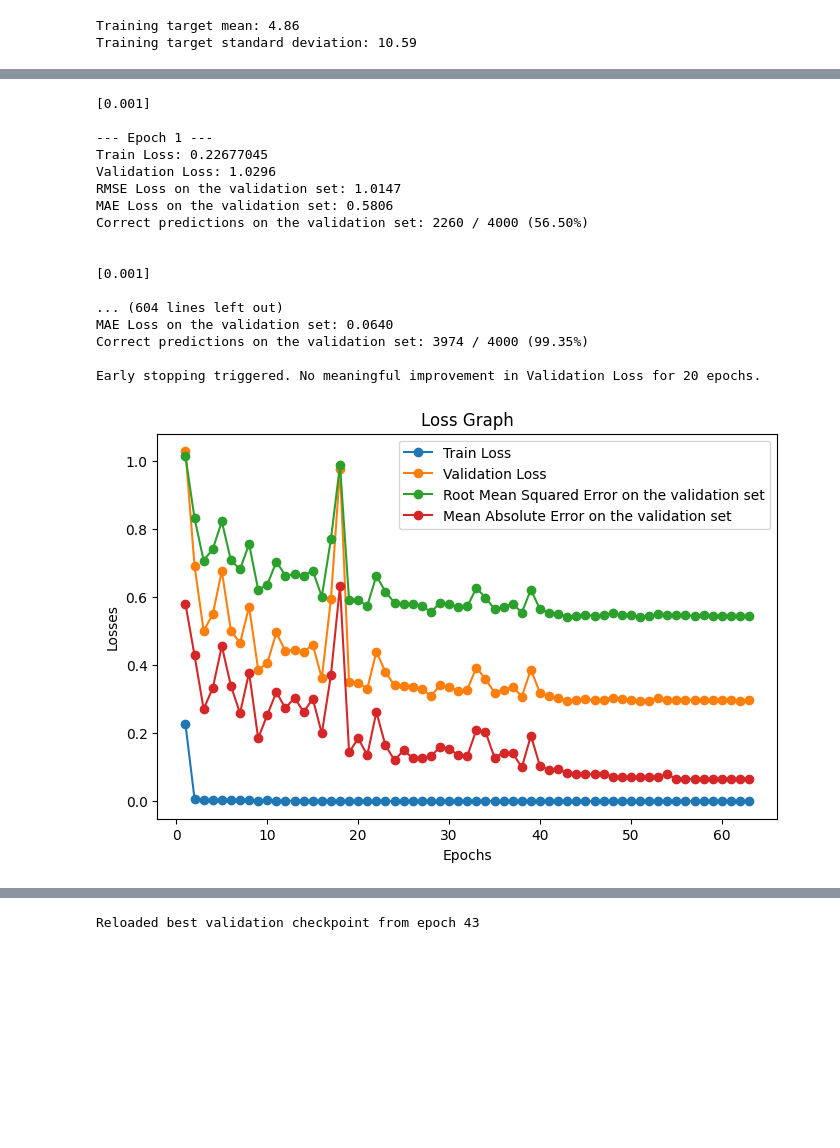
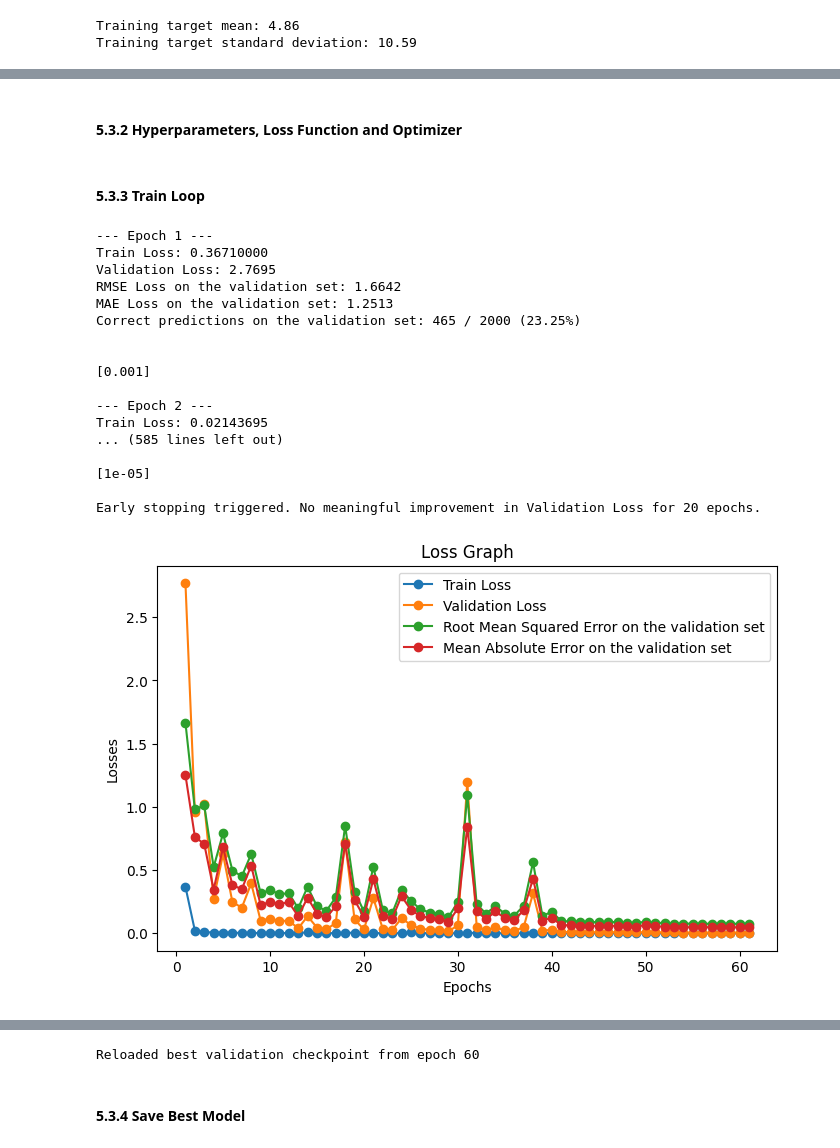
Before and after one commit to BrennoVaccari/95662-Introduction-To-Machine-Learning, a Jupyter notebook: CNN.ipynb, the cells around one changed output, grey strips where cells are left out. Cells and saved outputs as stored; diff of their text form; code cells hidden in the pictures; blank space fills up the shorter version.

```diff
--- a/CNN.ipynb
+++ b/CNN.ipynb
@@ -968,47 +1118,58 @@ y_val_normalized = combined_validation_df["normalized_value"]
 # %%
-expression_cnn_one_hot_model_normal = ExpressionCNNOneHot(
+cnn_normal_model = ExpressionCNNOneHot(
     vocab_size=VOCAB_SIZE,
     hidden_channels=128,
-    num_outputs=1
+    num_outputs=1,
+    dropout=0.0
 )
+# %% [markdown]
+#### 5.3.2 Hyperparameters, Loss Function and Optimizer
+# %%
+# Training Hyperparameters
+batch_size = 32
+learning_rate = 0.001
+epochs = 1000
+normalized_term = 0.005
+normalized_training = True
+# %%
+loss_fn_normal = CustomExactMatchLoss(y_mean=y_mean,  y_std=y_std, alpha=1.0, beta=0.01, margin=0.5)
+# %%
+optimizer_normal = torch.optim.Adam(cnn_normal_model.parameters(), lr=learning_rate)
+# %% [markdown]
+#### 5.3.3 Train Loop
 # %%
-# Reset optimizer as model has been re-instantiated
-optimizer_normal = torch.optim.Adam(expression_cnn_one_hot_model_normal.parameters(), lr=learning_rate)
-normalized_training = True
-loss_fn_normalized = CustomExactMatchLoss(y_mean=y_mean,  y_std=y_std, alpha=1.0, beta=0.01, margin=0.5)
-
-cnn_custom_loss_best = train(
-    model=expression_cnn_one_hot_model_normal,
+cnn_normal_model_best = train(
+    model=cnn_normal_model,
     x_train_data=x_train,
     y_train_data=y_train_normalized,
     optimizer=optimizer_normal,
-    loss_fn=loss_fn_normalized,
+    loss_fn=loss_fn_normal,
     normalized_coefficient=normalized_term,
     epochs=epochs,
     device=DEVICE,
     batch_size=batch_size,
     normalized_training=normalized_training,
     x_val_data=x_val,
     y_val_data=y_val_normalized,
     patience=20,
     min_delta=0.005,
 )
 # %% [output]
-[0.001]
-
 --- Epoch 1 ---
-Train Loss: 0.22677045
-Validation Loss: 1.0296
-RMSE Loss on the validation set: 1.0147
-MAE Loss on the validation set: 0.5806
-Correct predictions on the validation set: 2260 / 4000 (56.50%)
+Train Loss: 0.36710000
+Validation Loss: 2.7695
+RMSE Loss on the validation set: 1.6642
+MAE Loss on the validation set: 1.2513
+Correct predictions on the validation set: 465 / 2000 (23.25%)
 
 
 [0.001]
 
-... (604 lines left out)
-MAE Loss on the validation set: 0.0640
-Correct predictions on the validation set: 3974 / 4000 (99.35%)
+--- Epoch 2 ---
+Train Loss: 0.02143695
+... (585 lines left out)
+
+[1e-05]
 
 Early stopping triggered. No meaningful improvement in Validation Loss for 20 epochs.
-[figure, old version]
+[figure, new version]
@@ -1016,3 +1177,5 @@ Early stopping triggered. No meaningful improvement in Validation Loss for 20 ep
-Reloaded best validation checkpoint from epoch 43
+Reloaded best validation checkpoint from epoch 60
+# %% [markdown]
+#### 5.3.4 Save Best Model
 # %%
 print("Best CNN custom loss checkpoint:")
```
Also changed, not shown: parts of 94 cells of this notebook, 42 other files.
